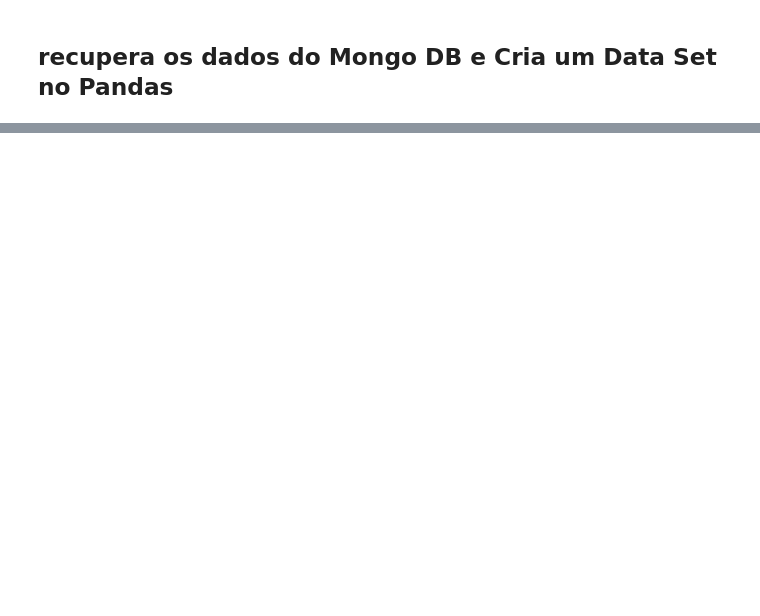
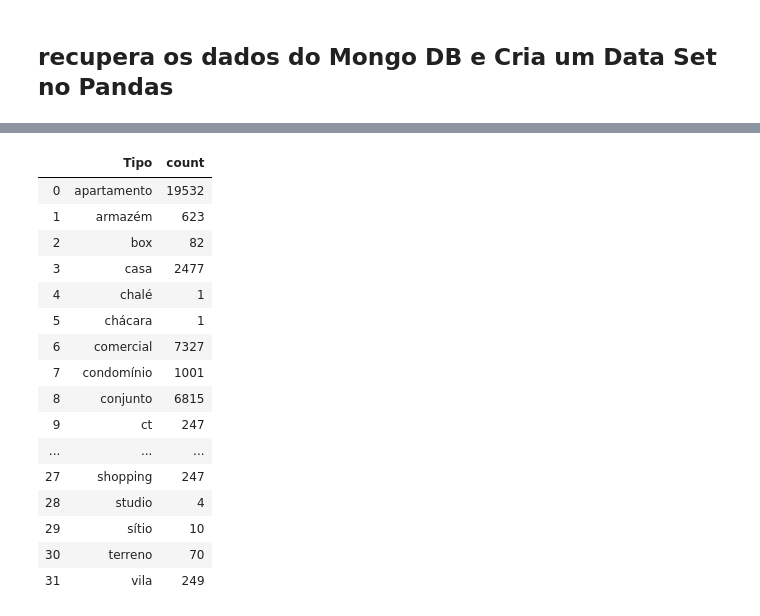
Before and after one commit to WesleySiNeves/AprendendoPython, a Jupyter notebook: Curso_Python_DSA/Carregar_ArquivosBancoDados/CarregarPlanilhasMongoDB.ipynb, the cells around one changed output, grey strips where cells are left out. Cells and saved outputs as stored; diff of their text form; code cells hidden in the pictures; blank space fills up the shorter version.

```diff
--- a/Curso_Python_DSA/Carregar_ArquivosBancoDados/CarregarPlanilhasMongoDB.ipynb
+++ b/Curso_Python_DSA/Carregar_ArquivosBancoDados/CarregarPlanilhasMongoDB.ipynb
@@ -92,7 +115,7 @@ for item in dados:
 # %%
-AlugueisColections = database["Alugueis"]
 
-for item in AlugueisColections.find():
+
+for item in databaseImobiliaria.Alugueis.find():
     print(item)
 # %% [output]
 0}
@@ -112,7 +135,3 @@ for item in AlugueisColections.find():
 {'_id': ObjectId('5e2a07212bb8be5841a12145'), 'Tipo': 'Apartamento', 'Bairro': 'São Francisco Xavier', 'Quartos': 2, 'Vagas': 1, 'Suites': 0, 'Area': 48, 'Valor': 1400.0, 'Condominio': 509.0, 'IPTU':  ...
 {'_id': ObjectId('5e2a07212bb8be5841a12146'), 'Tipo': 'Apartamento', 'Bairro': 'Leblon', 'Quartos': 2, 'Vagas': 0, 'Suites': 0, 'Area': 70, 'Valor': 3000.0, 'Condominio': 760.0, 'IPTU': nan}
 {'_id': ObjectId('5e2a07212bb8be5841a12147'), 'Tipo': 'Conjunto Comercial/Sala', 'Bairro': 'Centro', 'Quartos': 0, 'Vagas': 0, 'Suites': 0, 'Area': 250, 'Valor': 6500.0, 'Condominio': 4206.0, 'IPTU':  ...
-# %%
-
-for item in database.Alugueis.find():
-    print(item)
@@ -123,0 +140,5 @@ for item in database.Alugueis.find():
+# %%
+dados_database = [{"Tipo": item["Tipo"], "Bairro" : item["Bairro"] ,"Quartos" : item["Quartos"] ,"Suites" : item["Suites"], "Valor" : item["Valor"],} for item in databaseImobiliaria.Alugueis.find()]
+# %%
+dataset_pandas  = pd.DataFrame(dados_database)
+dataset_pandas.head()
@@ -123,0 +169,29 @@ for item in database.Alugueis.find():
+# %%
+from sklearn.feature_extraction.text  import CountVectorizer
+
+cv = CountVectorizer()
+count_matrix = cv.fit_transform( dataset_pandas.Tipo)
+
+
+word_count = pd.DataFrame(cv.get_feature_names(), columns=["Tipo"])
+word_count["count"] = count_matrix.sum(axis=0).tolist()[0]
+
+word_count[:50]
+# %% [output]
+|  | Tipo | count |
+| 0 | apartamento | 19532 |
+| 1 | armazém | 623 |
+| 2 | box | 82 |
+| 3 | casa | 2477 |
+| 4 | chalé | 1 |
+| 5 | chácara | 1 |
+| 6 | comercial | 7327 |
+| 7 | condomínio | 1001 |
+| 8 | conjunto | 6815 |
+| 9 | ct | 247 |
+| ... | ... | ... |
+| 27 | shopping | 247 |
+| 28 | studio | 4 |
+| 29 | sítio | 10 |
+| 30 | terreno | 70 |
+| 31 | vila | 249 |
```
Also changed, not shown: parts of 10 cells of this notebook, 3 other files.
